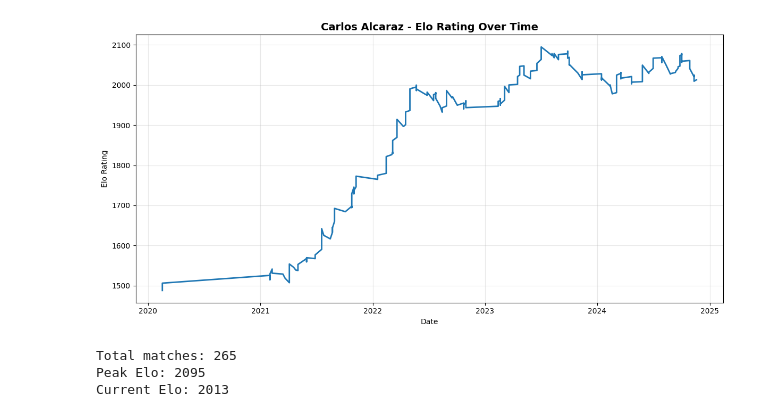
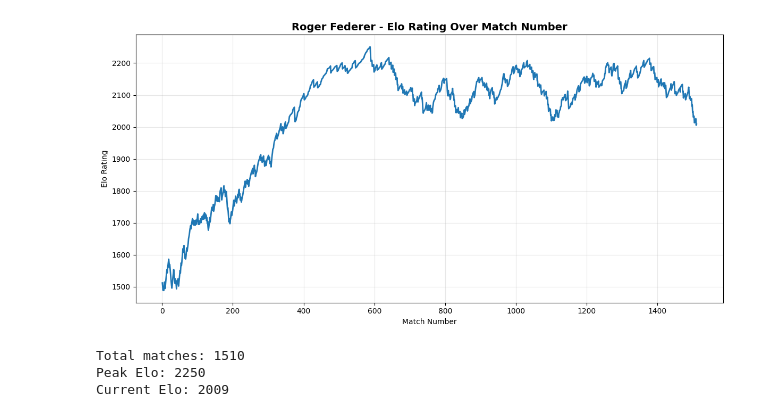
Before and after one commit to Jsze30/tennis_match_predictor, a Jupyter notebook: notebooks/01_calculate_elo.ipynb, the cells around one changed output. Drawn from its saved outputs; the diff is of its cells as text; code cells hidden in the pictures.

```diff
--- a/notebooks/01_calculate_elo.ipynb
+++ b/notebooks/01_calculate_elo.ipynb
@@ -124,58 +124,52 @@ Top 20 players by Elo rating:
 # %%
-""" Plot Elo rating history for any player """
+""" Plot Elo rating history for any player by match number """
 
 import matplotlib.pyplot as plt
 
 def plot_player_elo(player_name):
-    """Plot Elo rating history for a given player"""
+    """Plot Elo rating history for a given player by match number"""
 
     # Filter for player's matches
     player_matches = df_with_elo[
         (df_with_elo['player_A_name'] == player_name) |
         (df_with_elo['player_B_name'] == player_name)
     ].copy()
 
     if len(player_matches) == 0:
         print(f"No matches found for {player_name}")
         return
 
     # Get Elo rating after each match
     elo_history = []
     for idx, row in player_matches.iterrows():
         if row['player_A_name'] == player_name:
-            elo_history.append({
-                'date': row['date'],
-                'elo': row['elo_A_post']
-            })
+            elo_history.append(row['elo_A_post'])
         else:
-            elo_history.append({
-                'date': row['date'],
-                'elo': row['elo_B_post']
-            })
+            elo_history.append(row['elo_B_post'])
 
-    player_df = pd.DataFrame(elo_history)
+    match_numbers = range(1, len(elo_history) + 1)
 
     # Plot
     plt.figure(figsize=(12, 6))
-    plt.plot(player_df['date'], player_df['elo'], linewidth=2)
-    plt.title(f'{player_name} - Elo Rating Over Time', fontsize=14, fontweight='bold')
-    plt.xlabel('Date')
+    plt.plot(match_numbers, elo_history, linewidth=2)
+    plt.title(f'{player_name} - Elo Rating Over Match Number', fontsize=14, fontweight='bold')
+    plt.xlabel('Match Number')
     plt.ylabel('Elo Rating')
     plt.grid(True, alpha=0.3)
     plt.tight_layout()
     plt.show()
 
-    print(f"Total matches: {len(player_df)}")
-    print(f"Peak Elo: {player_df['elo'].max():.0f}")
-    print(f"Current Elo: {player_df['elo'].iloc[-1]:.0f}")
+    print(f"Total matches: {len(elo_history)}")
+    print(f"Peak Elo: {max(elo_history):.0f}")
+    print(f"Current Elo: {elo_history[-1]:.0f}")
 
 # Example usage
-plot_player_elo('Carlos Alcaraz')
+plot_player_elo('Roger Federer')
 # %% [output]
-[figure, old version]
+[figure, new version]
-Total matches: 265
-Peak Elo: 2095
-Current Elo: 2013
+Total matches: 1510
+Peak Elo: 2250
+Current Elo: 2009
 # %%
 """ Surface-specific Elo Rating System """
 
```
Also changed, not shown: parts of 6 cells of this notebook.
